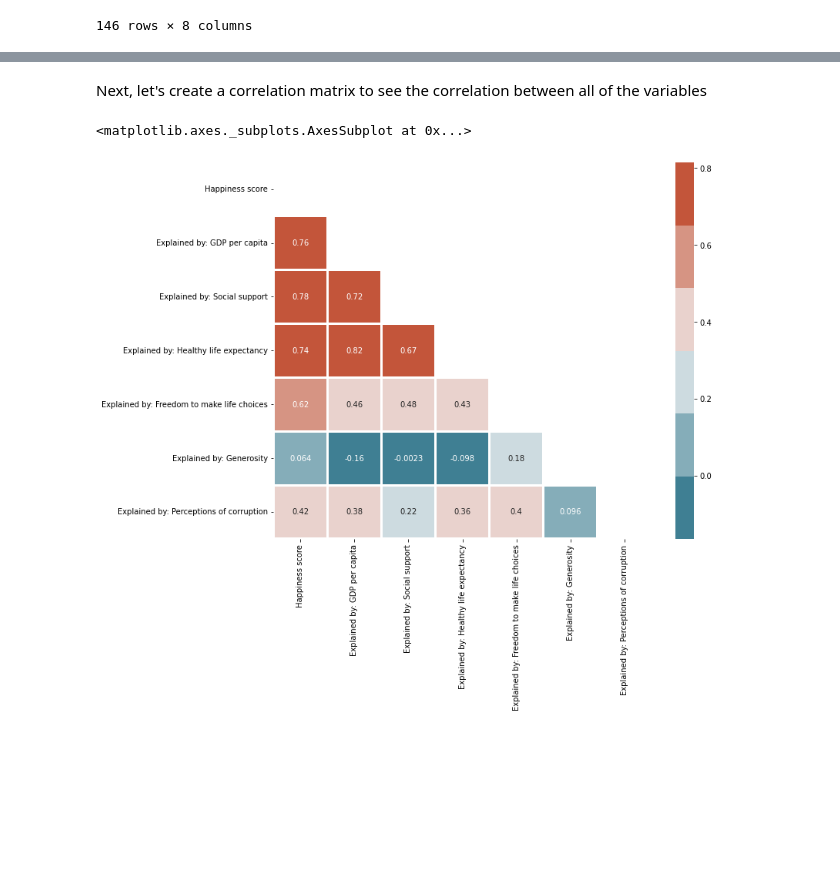
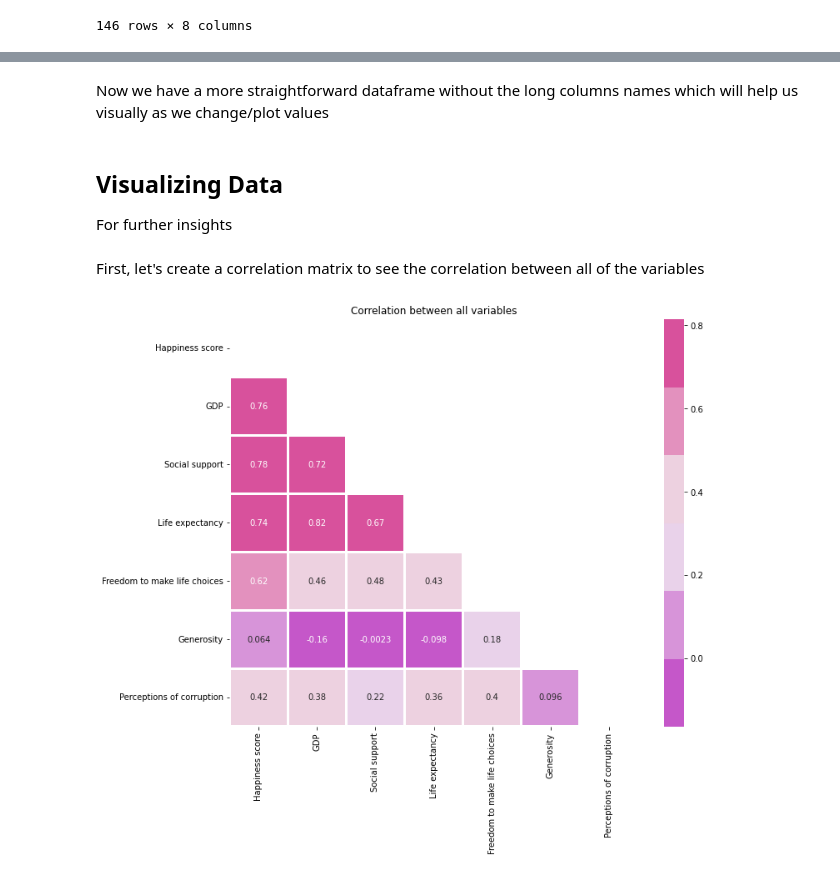
Before and after one commit to lauxpaux/HappinessResearch, a Jupyter notebook: HappinessDataExploration.ipynb, the cells around one changed output, grey strips where cells are left out. Cells and saved outputs as stored; diff of their text form; code cells hidden in the pictures; blank space fills up the shorter version.

Commit message:
Visualizations draft

```diff
--- a/HappinessDataExploration.ipynb
+++ b/HappinessDataExploration.ipynb
@@ -147,0 +154,5 @@ df2
+# %%
+named_df = df2.rename(columns={'Explained by: GDP per capita':'GDP', 'Explained by: Social support':'Social support',
+                    'Explained by: Healthy life expectancy':'Life expectancy', 'Explained by: Freedom to make life choices':'Freedom to make life choices',
+                    'Explained by: Generosity':'Generosity', 'Explained by: Perceptions of corruption':'Perceptions of corruption'})
+named_df
@@ -148,10 +173,15 @@ df2
+# %% [markdown]
+Now we have a more straightforward dataframe without the long columns names which will help us visually as we change/plot values
+# %% [markdown]
+## Visualizing Data
+For further insights
 # %% [markdown]
-Next, let's create a correlation matrix to see the correlation between all of the variables
+First, let's create a correlation matrix to see the correlation between all of the variables
 # %%
-corr = df2.corr()
+corr = named_df.corr()
 mask = np.triu(np.ones_like(corr, dtype=bool))
 f, ax = plt.subplots(figsize=(11, 9))
-sns.heatmap(corr, xticklabels=corr.columns, yticklabels=corr.columns, annot=True, cmap=sns.diverging_palette(220, 20), mask=mask, cbar=True, linecolor='white',  linewidths=2)
+sns.heatmap(corr, xticklabels=corr.columns, yticklabels=corr.columns, annot=True, cmap=sns.diverging_palette(306, 340, 67, 55, n=6),
+            mask=mask, cbar=True, linecolor='white',  linewidths=2).set(title="Correlation between all variables");
 # %% [output]
-<matplotlib.axes._subplots.AxesSubplot at 0x...>
-[figure, old version]
+[figure, new version]
```
Also changed, not shown: parts of 18 cells of this notebook.
